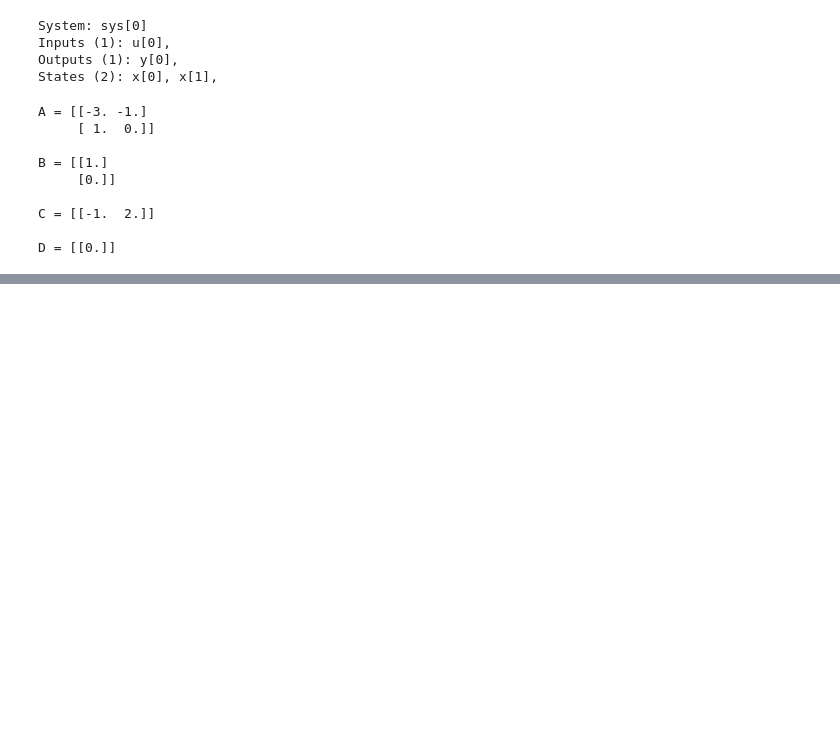
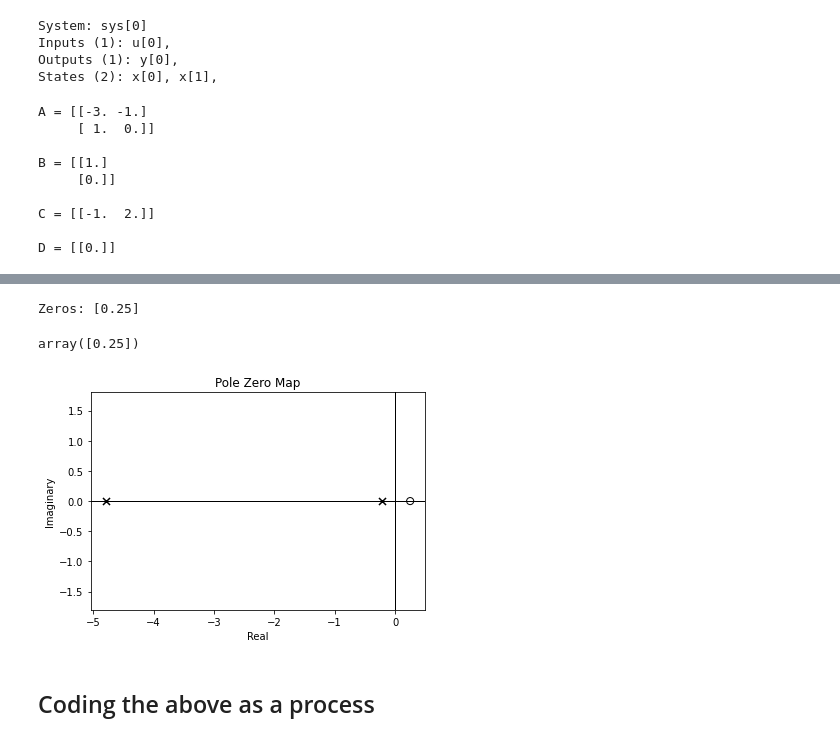
Before and after one commit to anjanavasudevan/Thesis, a Jupyter notebook: SimpleNMP/simple_tf/simple_nmp.ipynb, the cells around one changed output, grey strips where cells are left out. Drawn from its saved outputs; the diff is of its cells as text; code cells hidden in the pictures; blank space fills up the shorter version.

```diff
--- a/SimpleNMP/simple_tf/simple_nmp.ipynb
+++ b/SimpleNMP/simple_tf/simple_nmp.ipynb
@@ -100,0 +103,11 @@ s^2 + 5 s + 1
+# %%
+# Pole zero plot
+control.pzmap(H2)
+print(f"Zeros: {control.zero(H2)}")
+control.zero(H2)
+# %% [output]
+Zeros: [0.25]
+array([0.25])
+[figure, added]
+# %% [markdown]
+## Coding the above as a process
```
Also changed, not shown: parts of 18 cells of this notebook.
